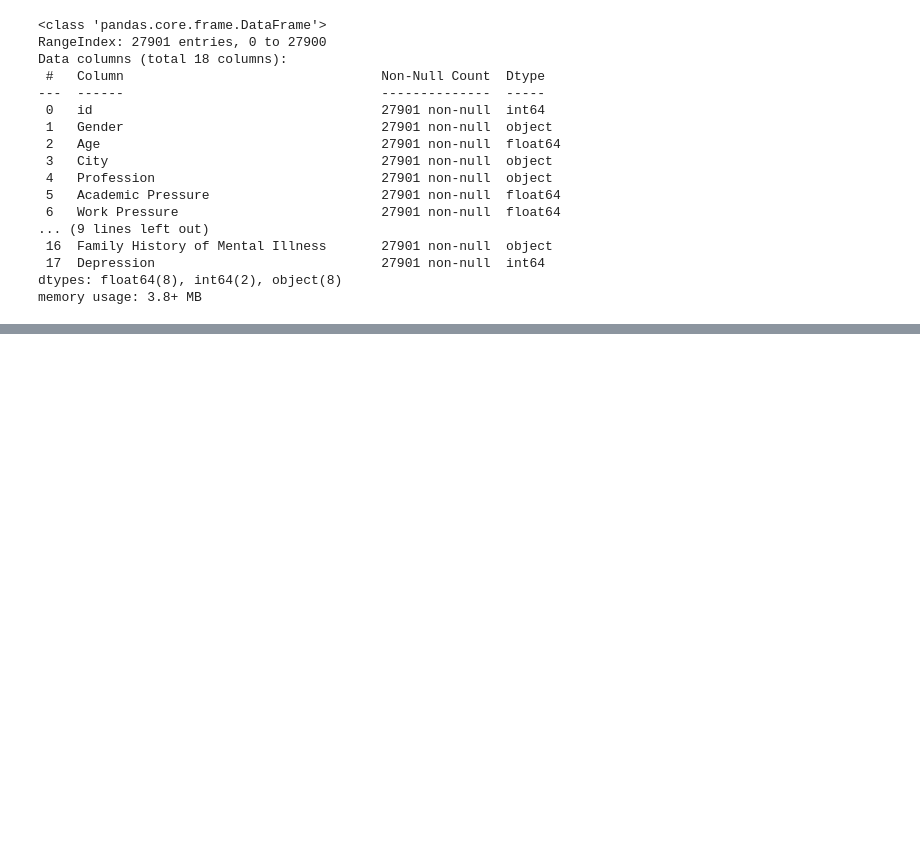
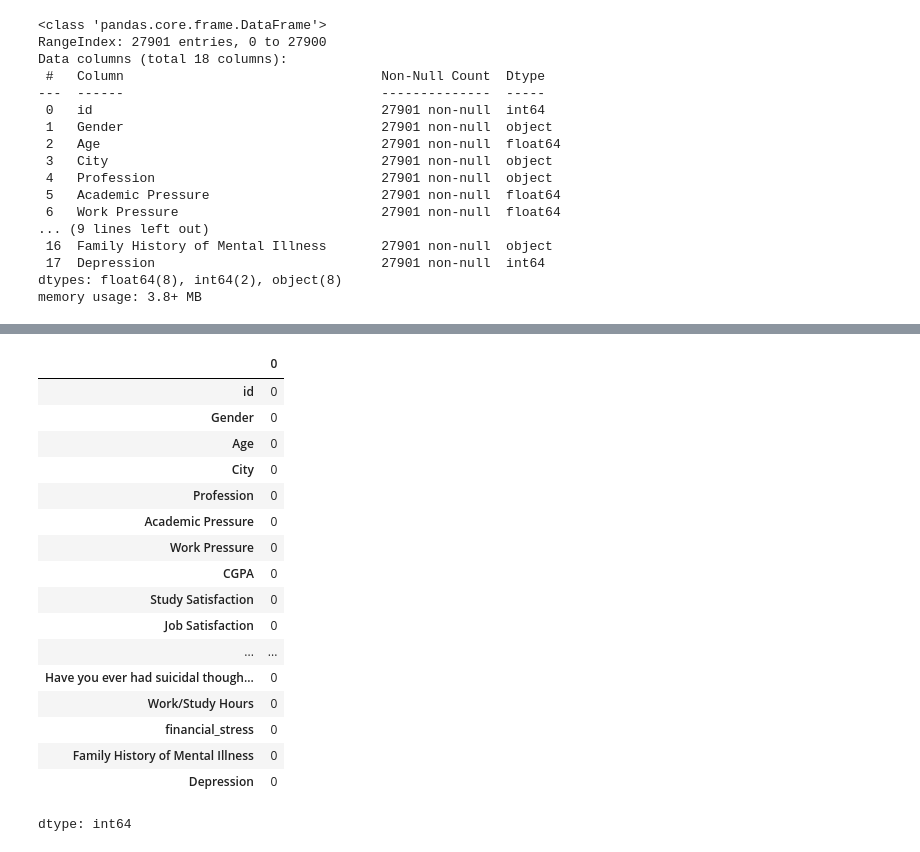
Before and after one commit to ruanlinhares/preview_ecommerce, a Jupyter notebook: depression_study.ipynb, the cells around one changed output, grey strips where cells are left out. Cells and saved outputs as stored; diff of their text form; code cells hidden in the pictures; blank space fills up the shorter version.

```diff
--- a/depression_study.ipynb
+++ b/depression_study.ipynb
@@ -108,0 +158,25 @@ base[base.Degree == 'PhD'].notnull()
+# %%
+# Atribui as celulas localizadas o valor de 0
+base.loc[base.financial_stress.isnull(), "financial_stress"] = 0
+# %%
+# Agora nossa base não possui valores nulos
+base.isnull().sum()
+# %% [output]
+|  | 0 |
+| id | 0 |
+| Gender | 0 |
+| Age | 0 |
+| City | 0 |
+| Profession | 0 |
+| Academic Pressure | 0 |
+| Work Pressure | 0 |
+| CGPA | 0 |
+| Study Satisfaction | 0 |
+| Job Satisfaction | 0 |
+| ... | ... |
+| Have you ever had suicidal though... | 0 |
+| Work/Study Hours | 0 |
+| financial_stress | 0 |
+| Family History of Mental Illness | 0 |
+| Depression | 0 |
+dtype: int64
```
Also changed, not shown: parts of 14 cells of this notebook.
